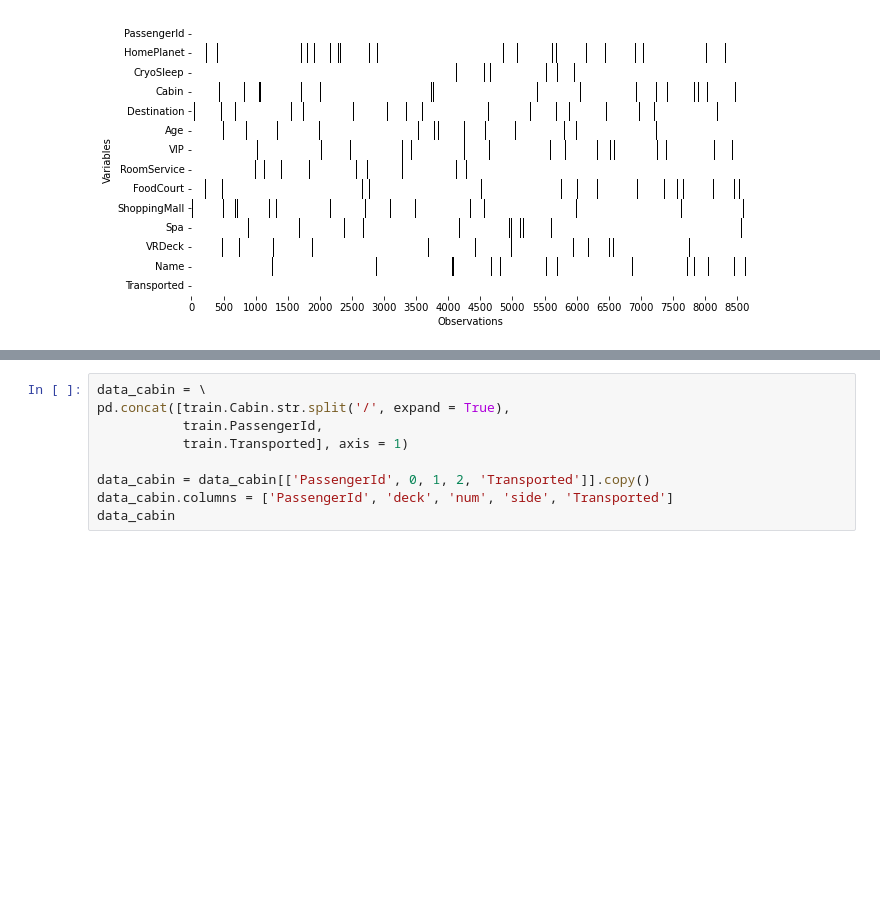
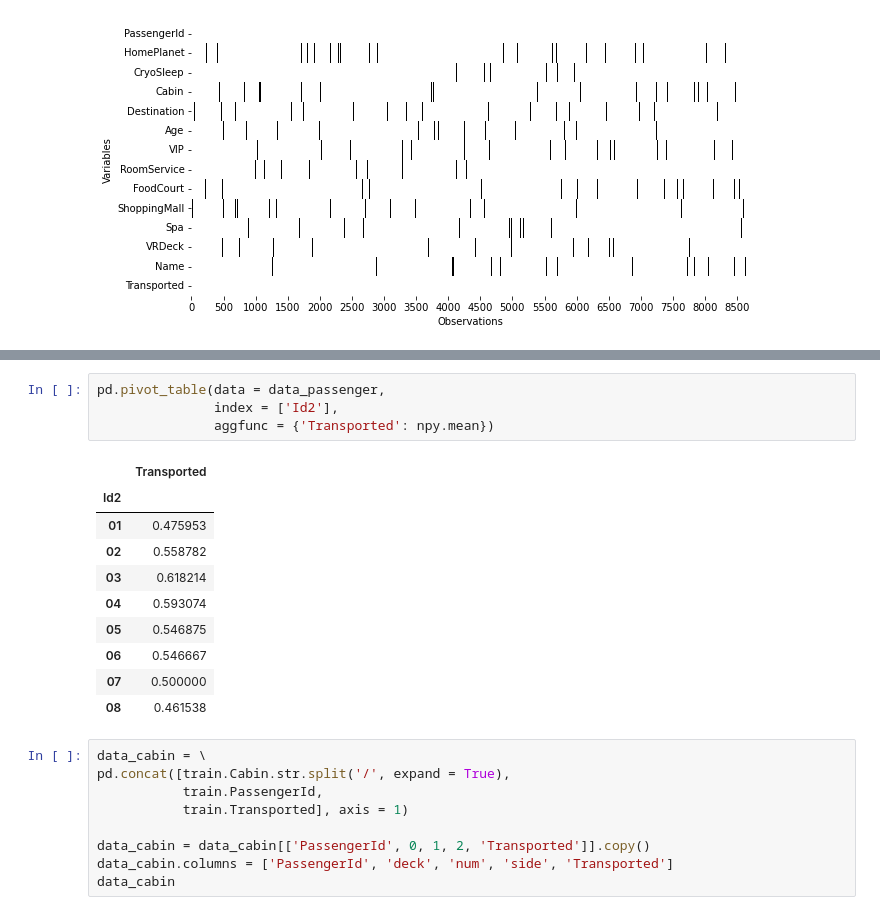
Before and after one commit to imarranz/spaceship-titanic, a Jupyter notebook: notebooks/20220531-IMA-clean_data.ipynb, the cells around one changed output, grey strips where cells are left out. Cells and saved outputs as stored; diff of their text form; blank space fills up the shorter version.

```diff
--- a/notebooks/20220531-IMA-clean_data.ipynb
+++ b/notebooks/20220531-IMA-clean_data.ipynb
@@ -49,3 +73,18 @@ Text(69.0, 0.5, 'Variables')
+# %%
+pd.pivot_table(data = data_passenger,
+               index = ['Id2'],
+               aggfunc = {'Transported': npy.mean})
+# %% [output]
+|  | Transported |
+| Id2 |  |
+| 01 | 0.475953 |
+| 02 | 0.558782 |
+| 03 | 0.618214 |
+| 04 | 0.593074 |
+| 05 | 0.546875 |
+| 06 | 0.546667 |
+| 07 | 0.500000 |
+| 08 | 0.461538 |
 # %%
 data_cabin = \
 pd.concat([train.Cabin.str.split('/', expand = True),
```
Also changed, not shown: parts of 3 cells of this notebook.
